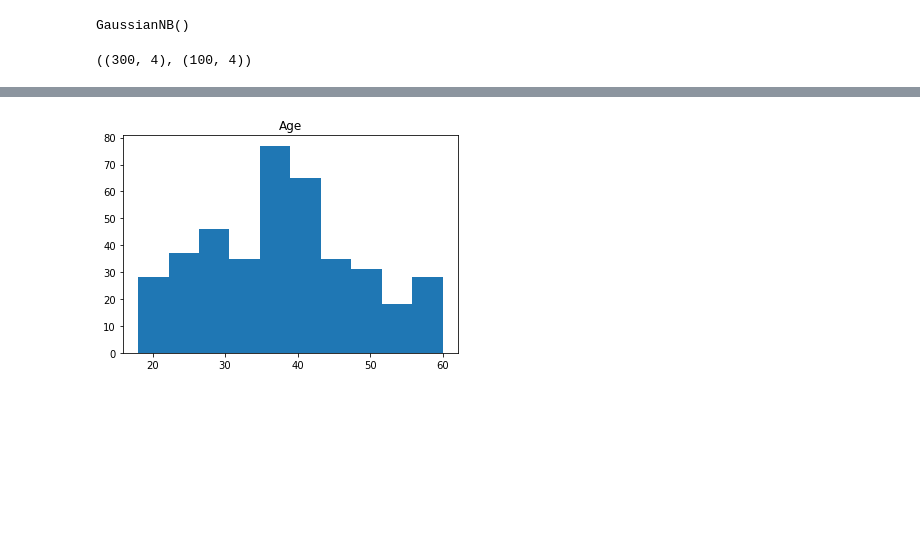
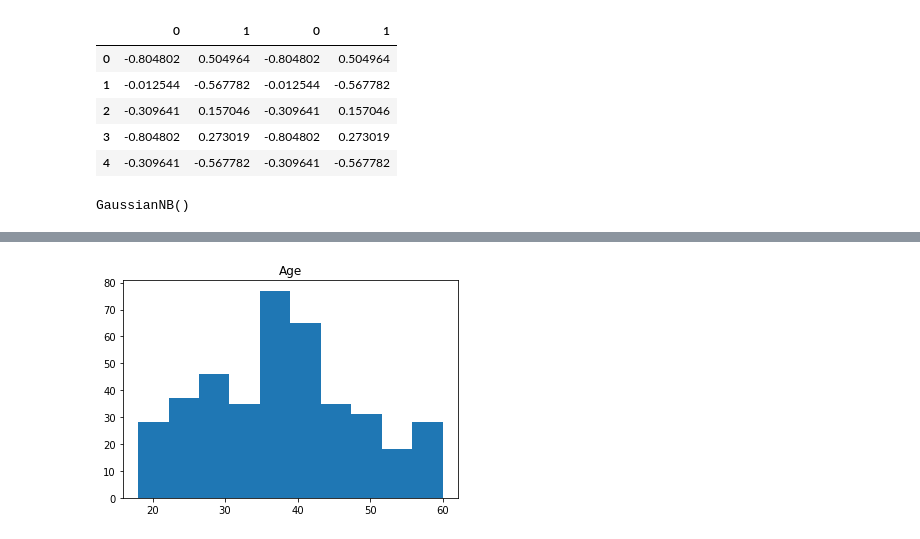
Before and after one commit to PrakrathiShetty/AIML, a Jupyter notebook: naive bayesan(2 dataframe concate).ipynb, the cells around one changed output, grey strips where cells are left out. Saved outputs shown, nothing was run; the diff lists cells and outputs as text; code cells hidden in the pictures; blank space fills up the shorter version.

```diff
--- a/naive bayesan(2 dataframe concate).ipynb
+++ b/naive bayesan(2 dataframe concate).ipynb
@@ -81,0 +64,14 @@ frames2 = pd.concat([pd.DataFrame(x_test1), pd.DataFrame(x_test2)],axis=1)
+# %%
+df3= pd.DataFrame(x_test1)
+df3.head()
+df4 = pd.DataFrame(x_test2)
+df4.head()
+frames2= pd.concat([df3, df4],axis=1)
+frames2.head()
+# %% [output]
+|  | 0 | 1 | 0 | 1 |
+| 0 | -0.804802 | 0.504964 | -0.804802 | 0.504964 |
+| 1 | -0.012544 | -0.567782 | -0.012544 | -0.567782 |
+| 2 | -0.309641 | 0.157046 | -0.309641 | 0.157046 |
+| 3 | -0.804802 | 0.273019 | -0.804802 | 0.273019 |
+| 4 | -0.309641 | -0.567782 | -0.309641 | -0.567782 |
@@ -87,7 +89,3 @@ classifier.fit(frames, y_train)
 GaussianNB()
 # %% [output]
 GaussianNB()
-# %%
-frames1.shape,frames2.shape
-# %% [output]
-((300, 4), (100, 4))
```
Also changed, not shown: parts of 21 cells of this notebook.
